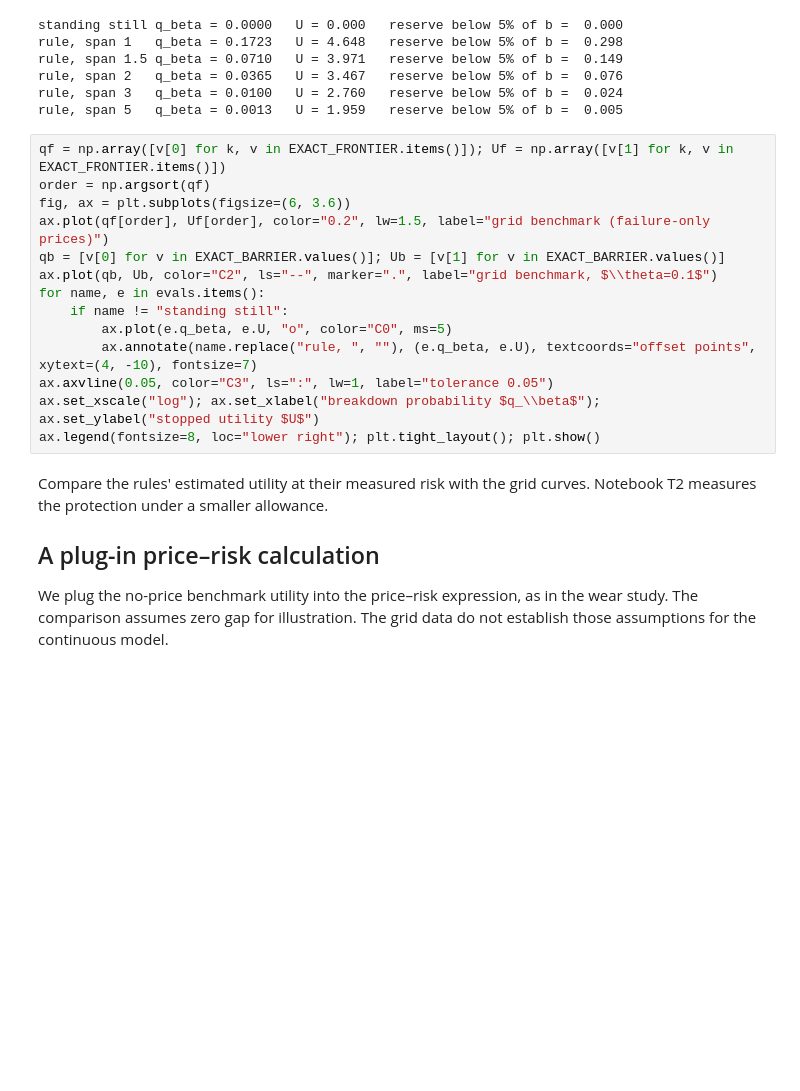
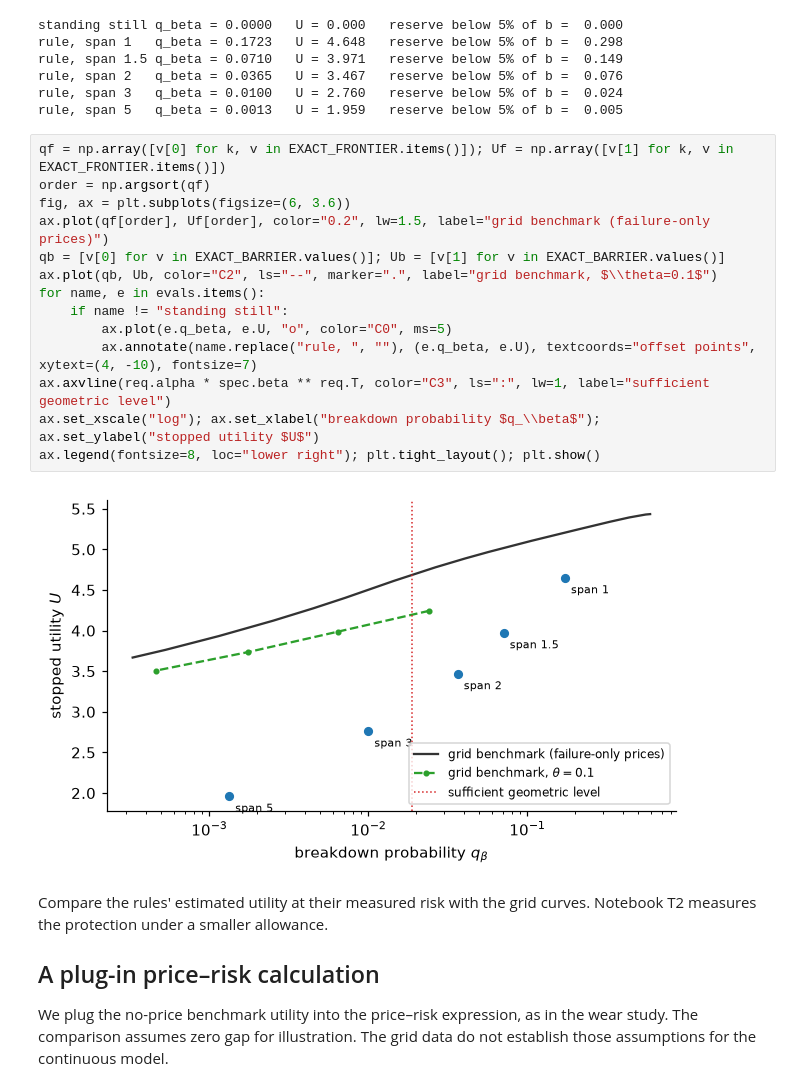
Before and after one commit to pma-papers/barrierpg, a Jupyter notebook: notebooks/under-the-hood/T1_price_and_exact_frontier.ipynb, the cells around one changed output. Cells and saved outputs as stored; diff of their text form; blank space fills up the shorter version.

```diff
--- a/notebooks/under-the-hood/T1_price_and_exact_frontier.ipynb
+++ b/notebooks/under-the-hood/T1_price_and_exact_frontier.ipynb
@@ -136,17 +154,19 @@ rule, span 5   q_beta = 0.0013   U = 1.959   reserve below 5% of b =  0.005
 # %%
 qf = np.array([v[0] for k, v in EXACT_FRONTIER.items()]); Uf = np.array([v[1] for k, v in EXACT_FRONTIER.items()])
 order = np.argsort(qf)
 fig, ax = plt.subplots(figsize=(6, 3.6))
 ax.plot(qf[order], Uf[order], color="0.2", lw=1.5, label="grid benchmark (failure-only prices)")
 qb = [v[0] for v in EXACT_BARRIER.values()]; Ub = [v[1] for v in EXACT_BARRIER.values()]
 ax.plot(qb, Ub, color="C2", ls="--", marker=".", label="grid benchmark, $\\theta=0.1$")
 for name, e in evals.items():
     if name != "standing still":
         ax.plot(e.q_beta, e.U, "o", color="C0", ms=5)
         ax.annotate(name.replace("rule, ", ""), (e.q_beta, e.U), textcoords="offset points", xytext=(4, -10), fontsize=7)
-ax.axvline(0.05, color="C3", ls=":", lw=1, label="tolerance 0.05")
+ax.axvline(req.alpha * spec.beta ** req.T, color="C3", ls=":", lw=1, label="sufficient geometric level")
 ax.set_xscale("log"); ax.set_xlabel("breakdown probability $q_\\beta$"); ax.set_ylabel("stopped utility $U$")
 ax.legend(fontsize=8, loc="lower right"); plt.tight_layout(); plt.show()
+# %% [output]
+[figure, added]
 # %% [markdown]
 Compare the rules' estimated utility at their measured risk with the grid curves. Notebook T2 measures the protection under a smaller allowance.
 
```
Also changed, not shown: parts of 6 cells of this notebook, 43 other files.
